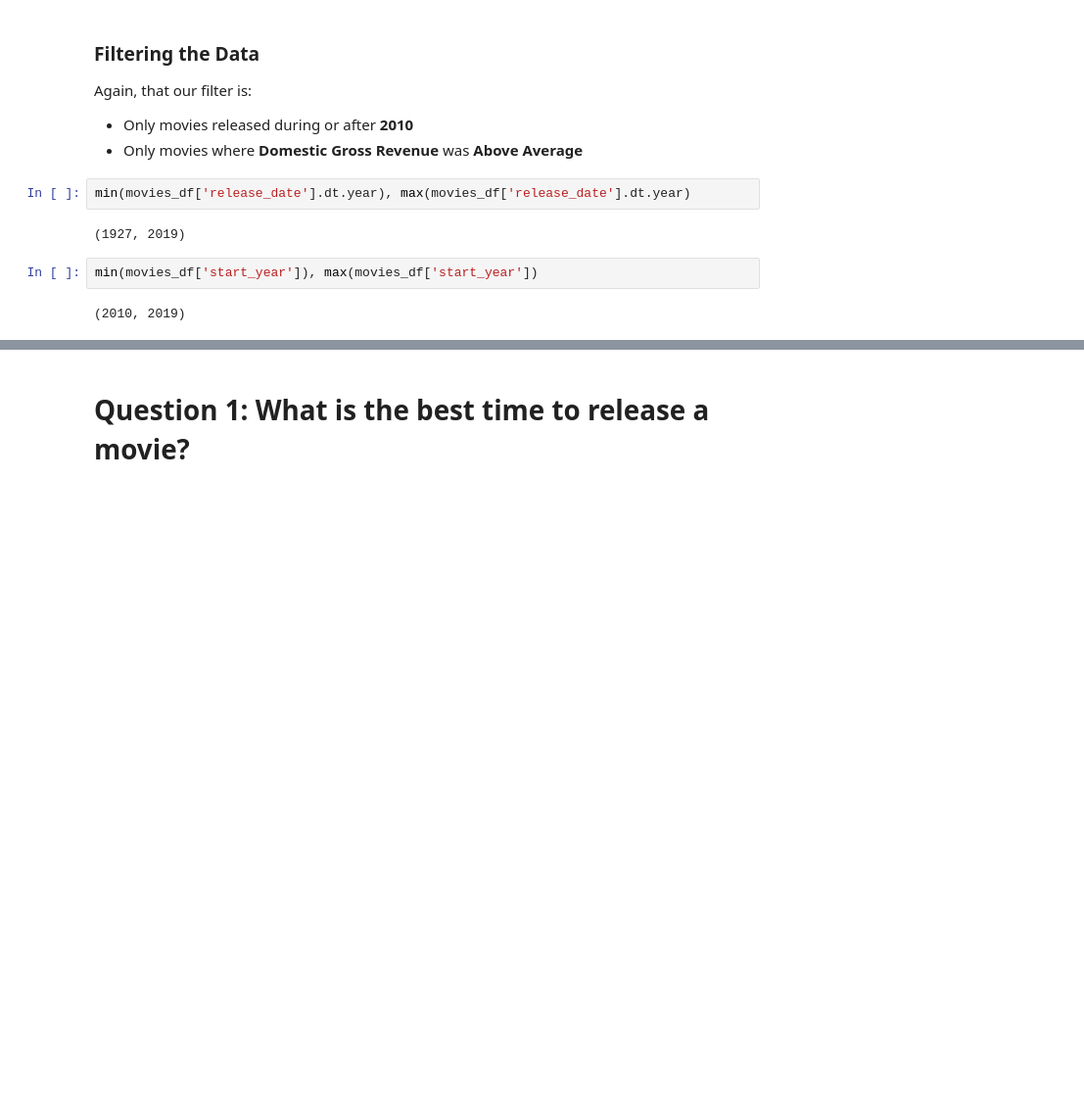
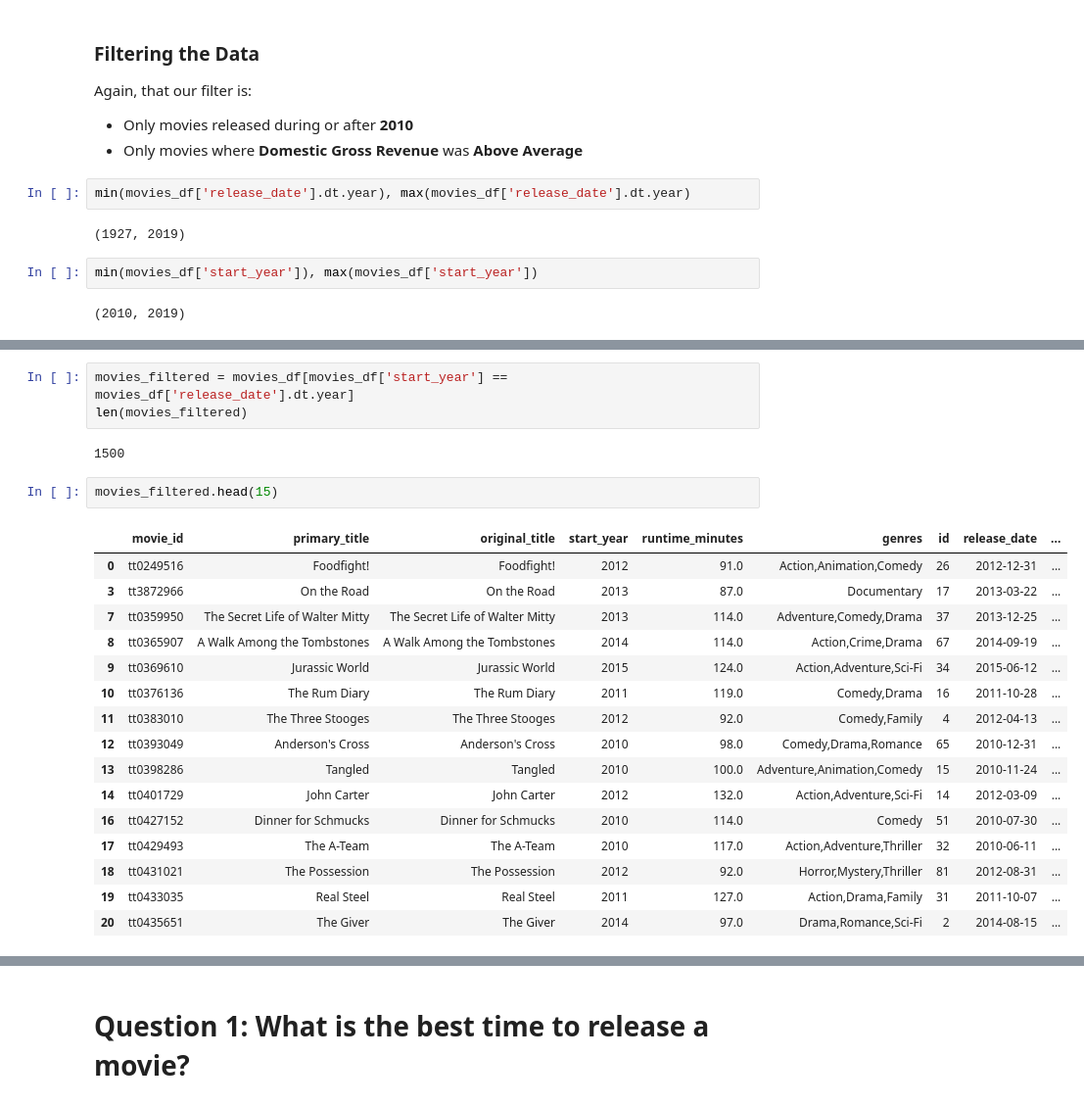
Before and after one commit to harte3/Flatiron-Capstone-Group-2, a Jupyter notebook: Final Notebook.ipynb, the cells around one changed output, grey strips where cells are left out. Shown at 98% size. Saved outputs shown, nothing was run; the diff lists cells and outputs as text; blank space fills up the shorter version.

```diff
--- a/Final Notebook.ipynb
+++ b/Final Notebook.ipynb
@@ -327 +335,25 @@ min(movies_df['start_year']), max(movies_df['start_year'])
+# %%
+movies_filtered = movies_df[movies_df['start_year'] == movies_df['release_date'].dt.year]
+len(movies_filtered)
+# %% [output]
+1500
+# %%
+movies_filtered.head(15)
+# %% [output]
+|  | movie_id | primary_title | original_title | start_year | runtime_minutes | genres | id | release_date | ... |
+| 0 | tt0249516 | Foodfight! | Foodfight! | 2012 | 91.0 | Action,Animation,Comedy | 26 | 2012-12-31 | ... |
+| 3 | tt3872966 | On the Road | On the Road | 2013 | 87.0 | Documentary | 17 | 2013-03-22 | ... |
+| 7 | tt0359950 | The Secret Life of Walter Mitty | The Secret Life of Walter Mitty | 2013 | 114.0 | Adventure,Comedy,Drama | 37 | 2013-12-25 | ... |
+| 8 | tt0365907 | A Walk Among the Tombstones | A Walk Among the Tombstones | 2014 | 114.0 | Action,Crime,Drama | 67 | 2014-09-19 | ... |
+| 9 | tt0369610 | Jurassic World | Jurassic World | 2015 | 124.0 | Action,Adventure,Sci-Fi | 34 | 2015-06-12 | ... |
+| 10 | tt0376136 | The Rum Diary | The Rum Diary | 2011 | 119.0 | Comedy,Drama | 16 | 2011-10-28 | ... |
+| 11 | tt0383010 | The Three Stooges | The Three Stooges | 2012 | 92.0 | Comedy,Family | 4 | 2012-04-13 | ... |
+| 12 | tt0393049 | Anderson's Cross | Anderson's Cross | 2010 | 98.0 | Comedy,Drama,Romance | 65 | 2010-12-31 | ... |
+| 13 | tt0398286 | Tangled | Tangled | 2010 | 100.0 | Adventure,Animation,Comedy | 15 | 2010-11-24 | ... |
+| 14 | tt0401729 | John Carter | John Carter | 2012 | 132.0 | Action,Adventure,Sci-Fi | 14 | 2012-03-09 | ... |
+| 16 | tt0427152 | Dinner for Schmucks | Dinner for Schmucks | 2010 | 114.0 | Comedy | 51 | 2010-07-30 | ... |
+| 17 | tt0429493 | The A-Team | The A-Team | 2010 | 117.0 | Action,Adventure,Thriller | 32 | 2010-06-11 | ... |
+| 18 | tt0431021 | The Possession | The Possession | 2012 | 92.0 | Horror,Mystery,Thriller | 81 | 2012-08-31 | ... |
+| 19 | tt0433035 | Real Steel | Real Steel | 2011 | 127.0 | Action,Drama,Family | 31 | 2011-10-07 | ... |
+| 20 | tt0435651 | The Giver | The Giver | 2014 | 97.0 | Drama,Romance,Sci-Fi | 2 | 2014-08-15 | ... |
 # %%
```
Also changed, not shown: parts of 106 cells of this notebook.
